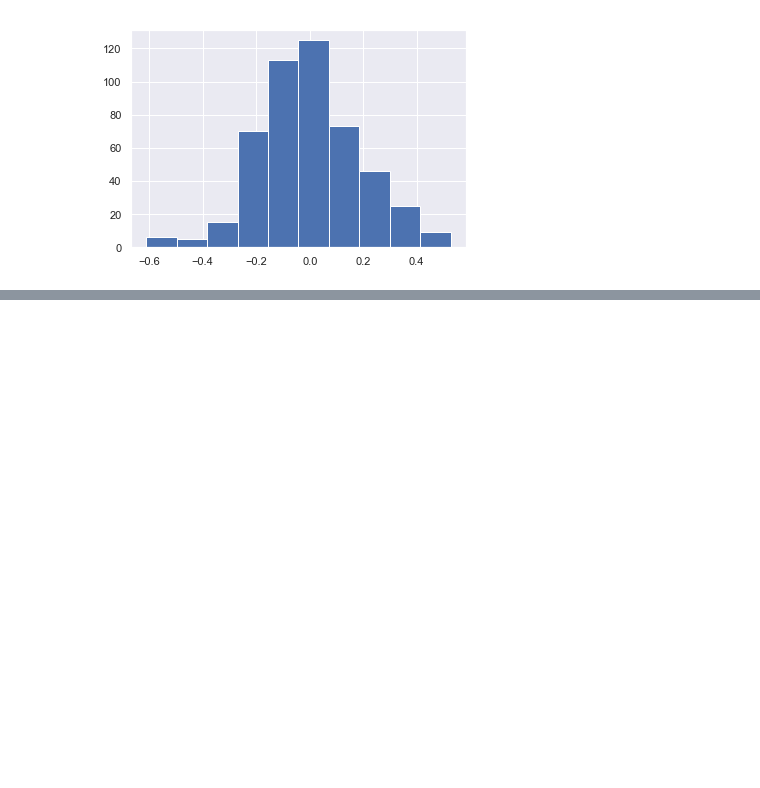
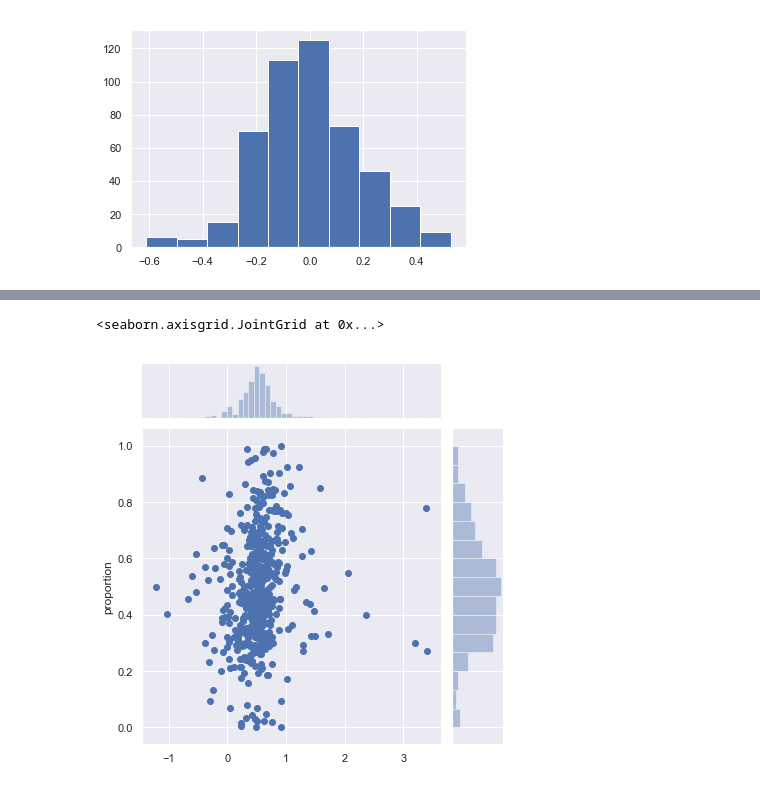
Before and after one commit to maddyobrienjones/project_luther, a Jupyter notebook: poly_model.ipynb, the cells around one changed output, grey strips where cells are left out. Cells and saved outputs as stored; diff of their text form; code cells hidden in the pictures; blank space fills up the shorter version.

```diff
--- a/poly_model.ipynb
+++ b/poly_model.ipynb
@@ -216,0 +241,5 @@ l.score(poly3.fit_transform(X_train),y_train)
+# %%
+sns.jointplot(r.predict(poly3.fit_transform(X_val)),y_val)
+# %% [output]
+<seaborn.axisgrid.JointGrid at 0x...>
+[figure, added]
```
Also changed, not shown: parts of 10 cells of this notebook, 4 other files.
